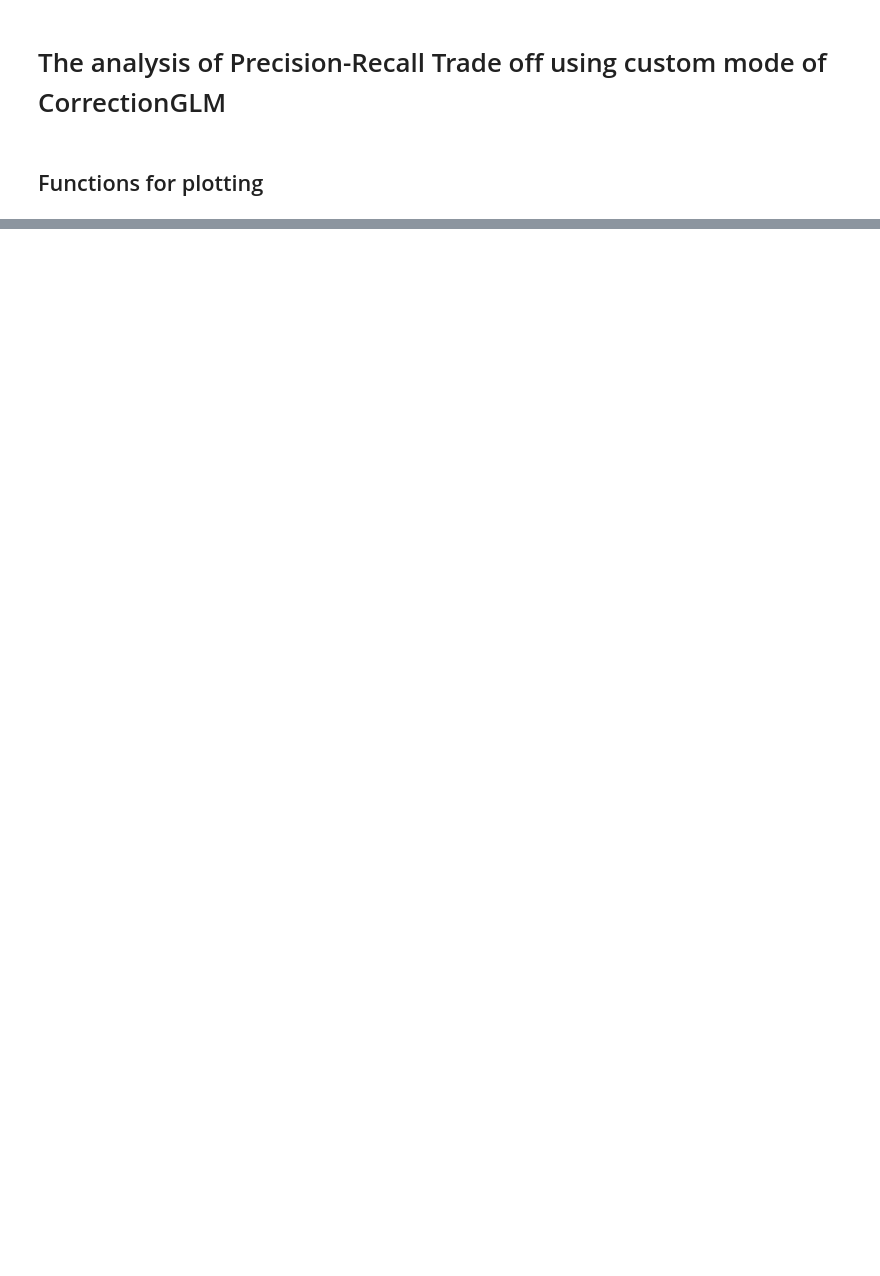
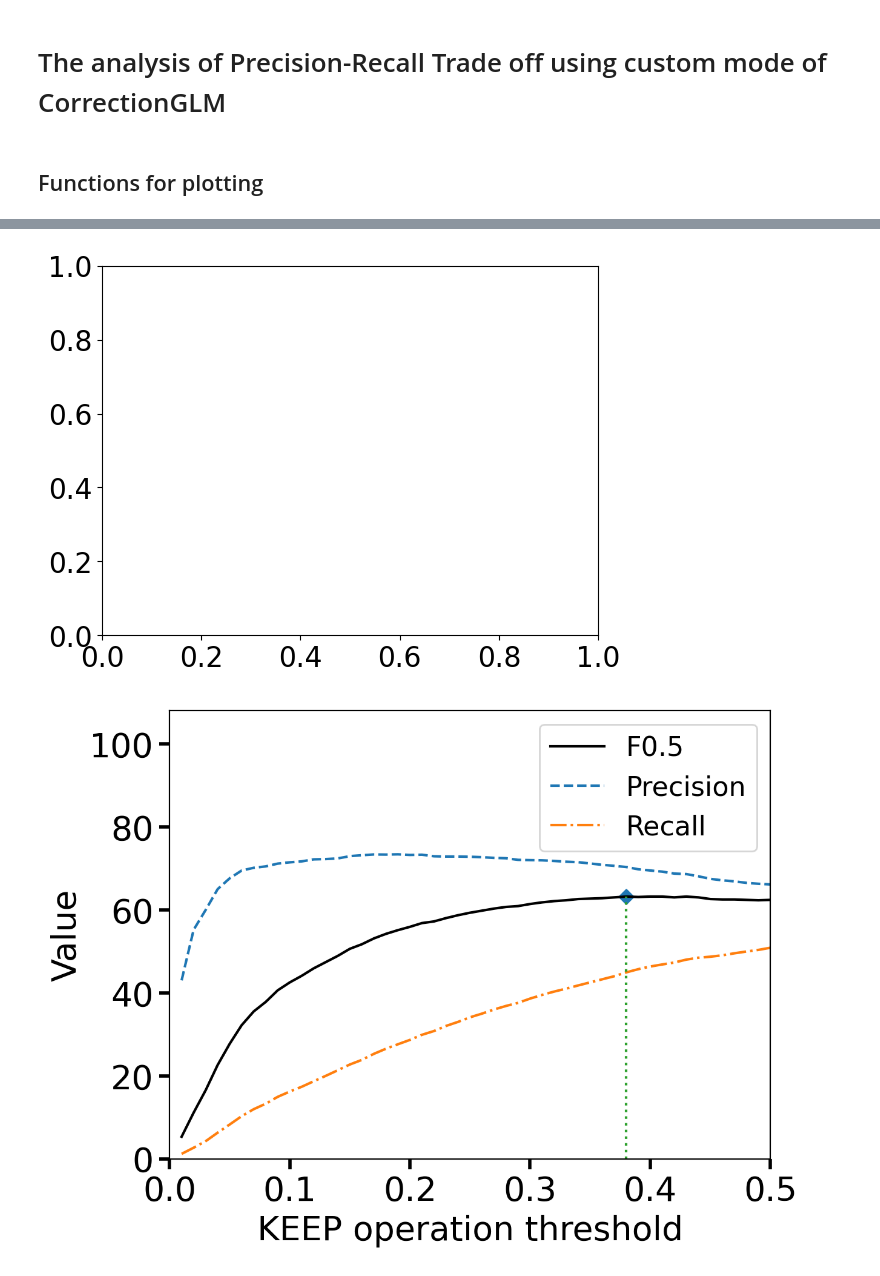
Before and after one commit to GMago-LeWay/GECFramework, a Jupyter notebook: utils/tradeoff_analysis.ipynb, the cells around one changed output, grey strips where cells are left out. Saved outputs shown, nothing was run; the diff lists cells and outputs as text; code cells hidden in the pictures; blank space fills up the shorter version.

```diff
--- a/utils/tradeoff_analysis.ipynb
+++ b/utils/tradeoff_analysis.ipynb
@@ -90,0 +278,7 @@ plt.show()
+# %%
+plt.cla()
+plt.figure(dpi=DPI)
+draw_keep_curve(keep_results=keep_res_bea)
+# %% [output]
+[figure, added]
+[figure, added]
```
Also changed, not shown: parts of 13 cells of this notebook, 6 other files.
